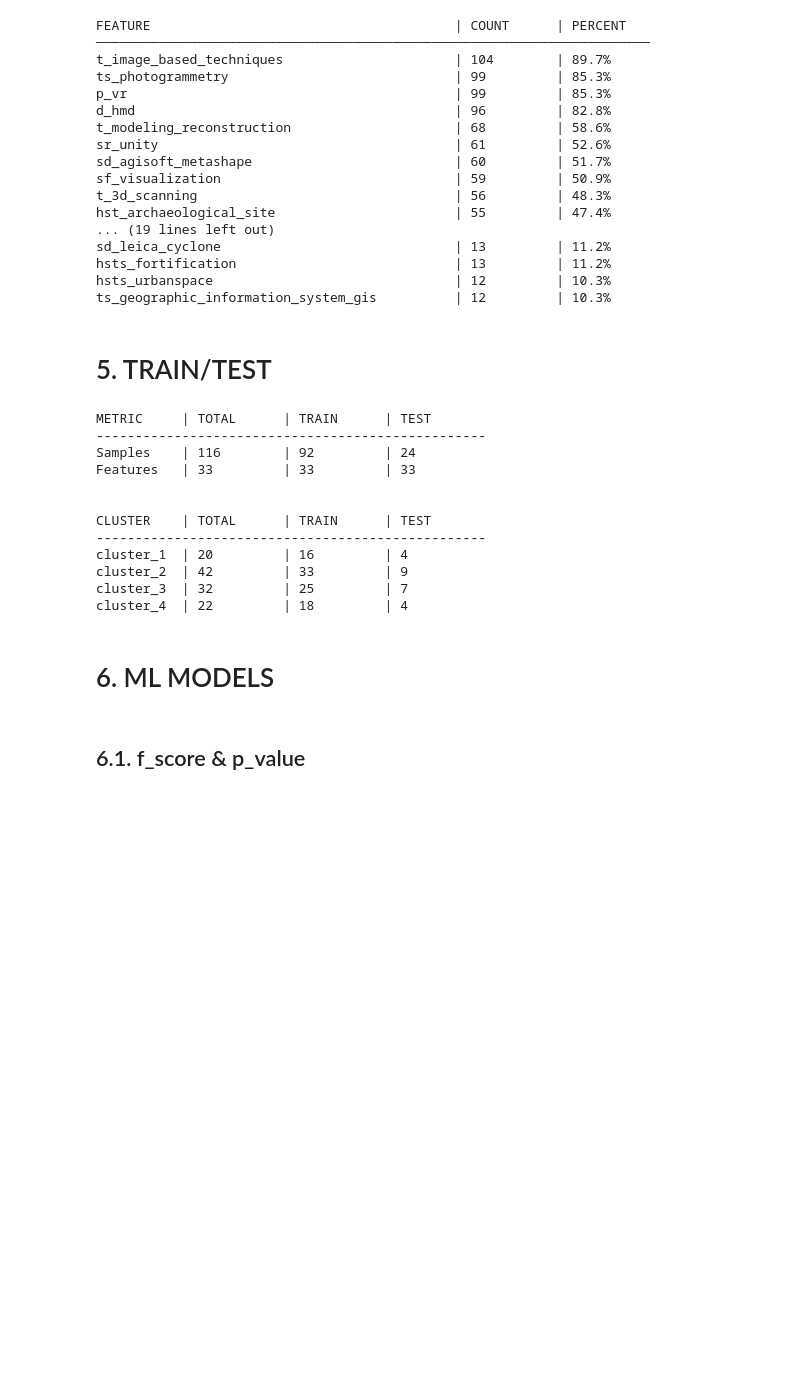
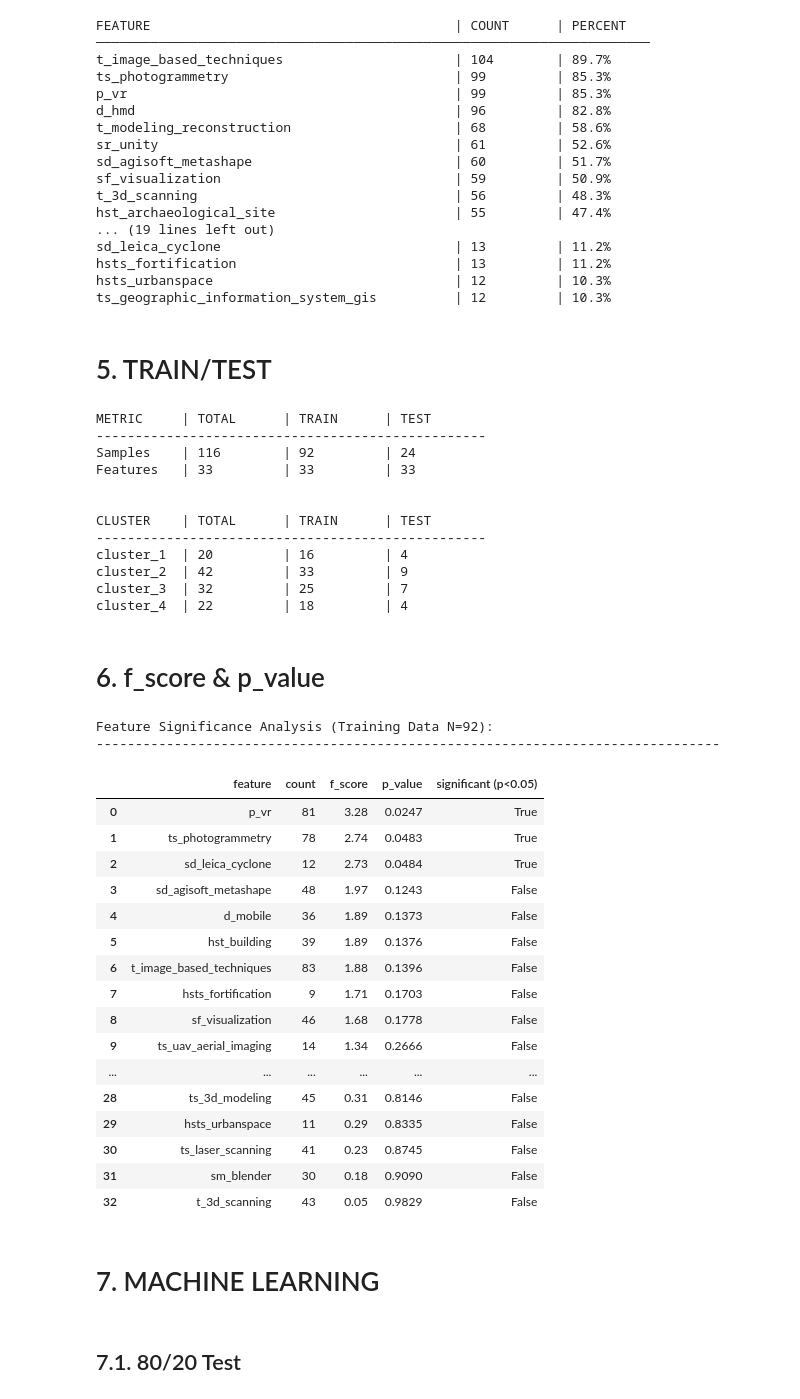
Before and after one commit to KeremDUZENLI/python-sklearn-machine-learning, a Jupyter notebook: main_new.ipynb, the cells around one changed output. Saved outputs shown, nothing was run; the diff lists cells and outputs as text; code cells hidden in the pictures; blank space fills up the shorter version.

```diff
--- a/main2.ipynb
+++ b/main_new.ipynb
@@ -6,15 +6,12 @@
 import pandas as pd
 
 
-# 1. Force Pandas to show every column
 pd.set_option('display.max_columns', None)
-# 2. Force Pandas to show every row
 pd.set_option('display.max_rows', None)
-# 3. Force Pandas to show full text inside cell
 pd.set_option('display.max_colwidth', None)
 
 
-df = pd.read_csv('data/dataset.csv')
+df = pd.read_csv('data/dataset.new.csv')
 display(df.head(3))
 # %% [output]
 |  | order | year | country | study_focus | historical_site_type | historical_site_type_sub | platform | device | ... |
@@ -81,8 +78,8 @@ def tokenize_columns(df, columns_to_tokenize):
     return df
 
 
-df_added = tokenize_columns(df, multi_value_columns)
-display(df_added.tail(3))
+df_tokenized = tokenize_columns(df, multi_value_columns)
+display(df_tokenized.tail(3))
 # %% [output]
 |  | order | year | country | study_focus | historical_site_type | historical_site_type_sub | platform | device | ... |
 | 113 | 114 | 2025 | Portugal | Restoration | Archaeological Site | LandBased | [VR] | [HMD] | ... |
@@ -106,9 +103,9 @@ ELOS =  [
     1608, 1742, 1596, 1446, 1708, 1439
 ]
 
-
-df_added['elo'] = ELOS
-display(df_added.tail(3))
+df_tokenized['elo'] = ELOS
+df_elos_added = df_tokenized
+display(df_elos_added.tail(3))
 # %% [output]
 |  | order | year | country | study_focus | historical_site_type | historical_site_type_sub | platform | device | ... |
 | 113 | 114 | 2025 | Portugal | Restoration | Archaeological Site | LandBased | [VR] | [HMD] | ... |
@@ -312,7 +309,7 @@ def add_elo_clusters(df, k, random_state):
 
 K            = 4
 RANDOM_STATE = 42
-df_clustered = add_elo_clusters(df_added, K, RANDOM_STATE)
+df_clustered = add_elo_clusters(df_elos_added, K, RANDOM_STATE)
 
 print(f"\n{'CLUSTER':<12} | {'MIN ELO':<10} | {'MAX ELO':<10} | {'COUNT'}")
 print("-" * 50)
@@ -562,7 +560,56 @@ cluster_1  | 20         | 16         | 4
 cluster_2  | 42         | 33         | 9
 cluster_3  | 32         | 25         | 7
 cluster_4  | 22         | 18         | 4
-# %% [markdown]
-# 6. ML MODELS
 # %% [markdown]
-## 6.1. f_score & p_value
+# 6. f_score & p_value
+# %%
+import pandas as pd
+from sklearn.feature_selection import f_classif
+
+
+def analyze_feature_significance(X_train, y_train):
+    f_scores, p_values = f_classif(X_train, y_train)
+
+    df_stats = pd.DataFrame({
+        'feature': X_train.columns,
+        'count'  : X_train.sum().values,
+        'f_score': f_scores,
+        'p_value': p_values
+    })
+
+    df_stats['significant (p<0.05)'] = df_stats['p_value'] < 0.05
+    df_stats['f_score'] = df_stats['f_score'].apply(lambda x: f"{x:.2f}")
+    df_stats['p_value'] = df_stats['p_value'].apply(lambda x: f"{x:.4f}")
+    df_stats = df_stats.sort_values(by='p_value', ascending=True).reset_index(drop=True)
+
+    return df_stats
+
+
+print(f"Feature Significance Analysis (Training Data N={len(X_train)}):")
+print('-'*80)
+df_significance = analyze_feature_significance(X_train, y_train)
+display(df_significance)
+# %% [output]
+Feature Significance Analysis (Training Data N=92):
+--------------------------------------------------------------------------------
+|  | feature | count | f_score | p_value | significant (p<0.05) |
+| 0 | p_vr | 81 | 3.28 | 0.0247 | True |
+| 1 | ts_photogrammetry | 78 | 2.74 | 0.0483 | True |
+| 2 | sd_leica_cyclone | 12 | 2.73 | 0.0484 | True |
+| 3 | sd_agisoft_metashape | 48 | 1.97 | 0.1243 | False |
+| 4 | d_mobile | 36 | 1.89 | 0.1373 | False |
+| 5 | hst_building | 39 | 1.89 | 0.1376 | False |
+| 6 | t_image_based_techniques | 83 | 1.88 | 0.1396 | False |
+| 7 | hsts_fortification | 9 | 1.71 | 0.1703 | False |
+| 8 | sf_visualization | 46 | 1.68 | 0.1778 | False |
+| 9 | ts_uav_aerial_imaging | 14 | 1.34 | 0.2666 | False |
+| ... | ... | ... | ... | ... | ... |
+| 28 | ts_3d_modeling | 45 | 0.31 | 0.8146 | False |
+| 29 | hsts_urbanspace | 11 | 0.29 | 0.8335 | False |
+| 30 | ts_laser_scanning | 41 | 0.23 | 0.8745 | False |
+| 31 | sm_blender | 30 | 0.18 | 0.9090 | False |
+| 32 | t_3d_scanning | 43 | 0.05 | 0.9829 | False |
+# %% [markdown]
+# 7. MACHINE LEARNING
+# %% [markdown]
+## 7.1. 80/20 Test
```
Also changed, not shown: parts of 11 cells of this notebook, 4 other files.
